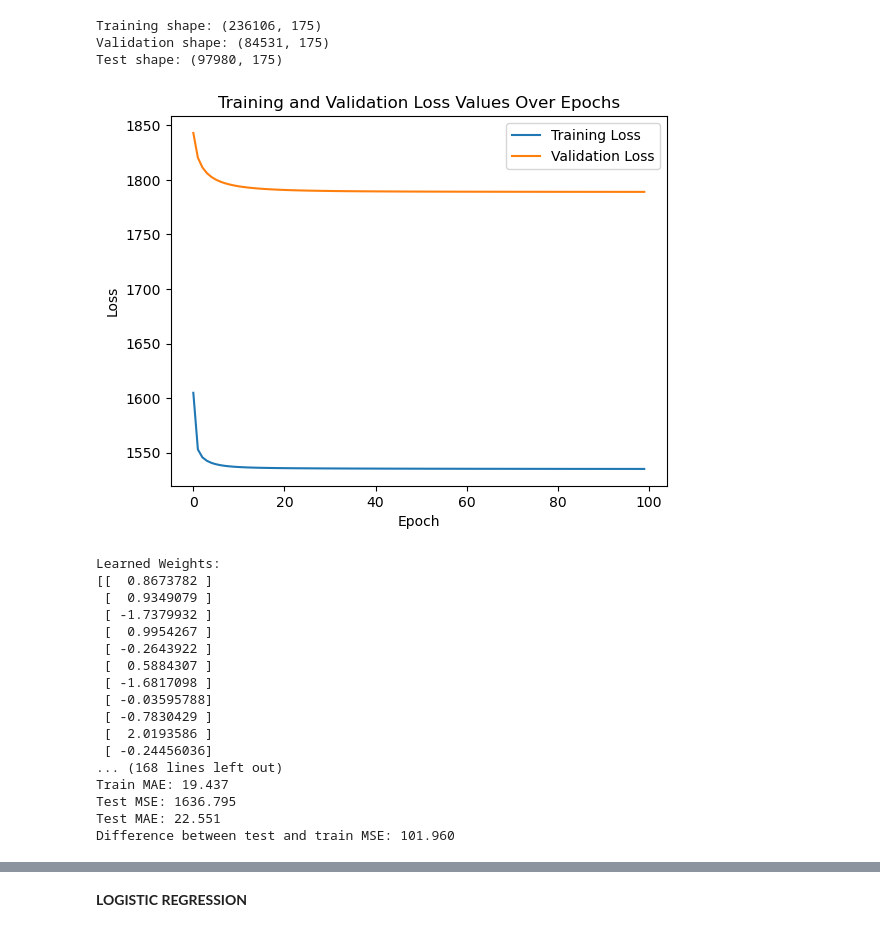
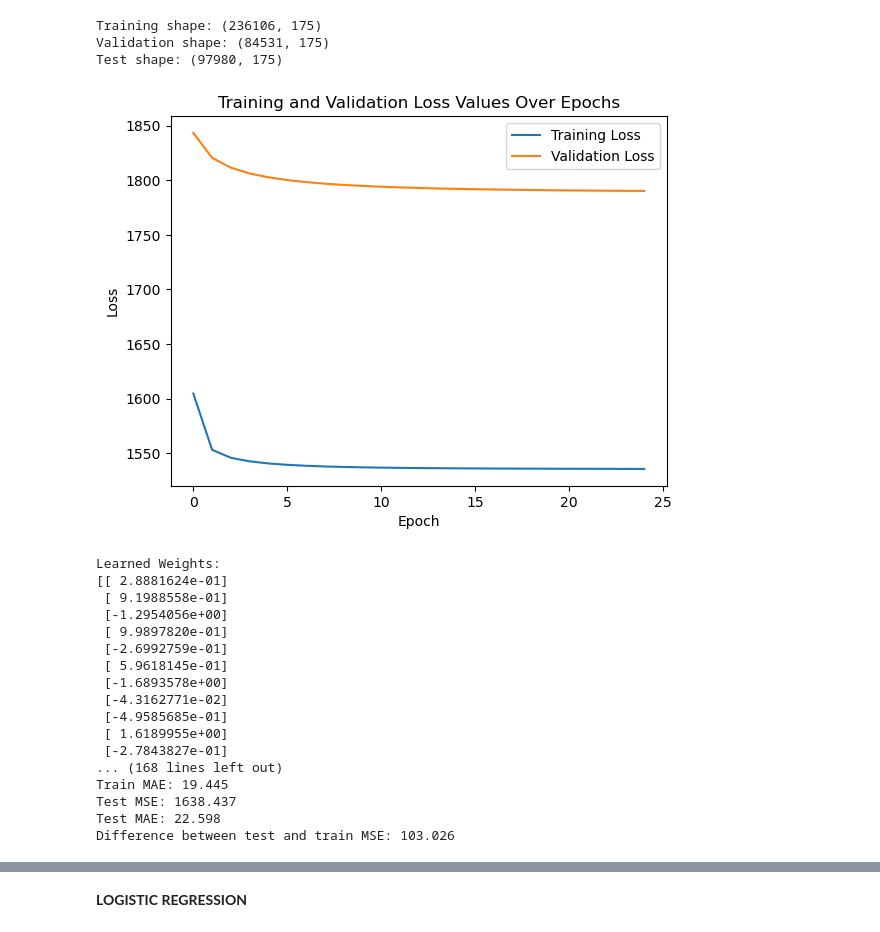
Before and after one commit to UC-Berkeley-I-School/207-Summer26-FinalProject-MLModel, a Jupyter notebook: Baseline_Model/4hr_1hr_baseline_YvonneChook.ipynb, the cells around one changed output, grey strips where cells are left out. Drawn from its saved outputs; the diff is of its cells as text; code cells hidden in the pictures.

Commit message:
some charts added

```diff
--- a/Baseline_Model/4hr_1hr_baseline_YvonneChook.ipynb
+++ b/Baseline_Model/4hr_1hr_baseline_YvonneChook.ipynb
@@ -399,32 +472,32 @@ Test shape: (97980, 175)
 # %%
 # train model
 
 one_model = build_model(
     num_features=one_X_train_processed.shape[1],
     learning_rate=0.001
 )
 
 one_trained_model = one_model.fit(
     one_X_train_processed,
     one_y_train,
     validation_data=(one_X_val_processed, one_y_val),
-    epochs=100,
+    epochs=25,
     batch_size=32,
     verbose = 0
 )
 
 #plot output
 #plot
 plt.plot(one_trained_model.history['loss'], label="Training Loss")
 plt.plot(one_trained_model.history['val_loss'], label="Validation Loss")
 
 plt.xlabel("Epoch")
 plt.ylabel("Loss")
 plt.title("Training and Validation Loss Values Over Epochs")
 plt.legend()
 plt.show()
 # %% [output]
-[figure, old version]
+[figure, new version]
 # %%
 #Obtain weight and bias
 one_weights, one_bias = one_model.layers[0].get_weights()
@@ -457,19 +530,19 @@ print(f"Test MAE: {one_test_mae:.3f}")
 print(f"Difference between test and train MSE: {abs(one_train_mse - one_test_mse):.3f}")
 # %% [output]
 Learned Weights:
-[[  0.8673782 ]
- [  0.9349079 ]
- [ -1.7379932 ]
- [  0.9954267 ]
- [ -0.2643922 ]
- [  0.5884307 ]
- [ -1.6817098 ]
- [ -0.03595788]
- [ -0.7830429 ]
- [  2.0193586 ]
- [ -0.24456036]
+[[ 2.8881624e-01]
+ [ 9.1988558e-01]
+ [-1.2954056e+00]
+ [ 9.9897820e-01]
+ [-2.6992759e-01]
+ [ 5.9618145e-01]
+ [-1.6893578e+00]
+ [-4.3162771e-02]
+ [-4.9585685e-01]
+ [ 1.6189955e+00]
+ [-2.7843827e-01]
 ... (168 lines left out)
-Train MAE: 19.437
-Test MSE: 1636.795
-Test MAE: 22.551
-Difference between test and train MSE: 101.960
+Train MAE: 19.445
+Test MSE: 1638.437
+Test MAE: 22.598
+Difference between test and train MSE: 103.026
```
Also changed, not shown: parts of 16 cells of this notebook.
